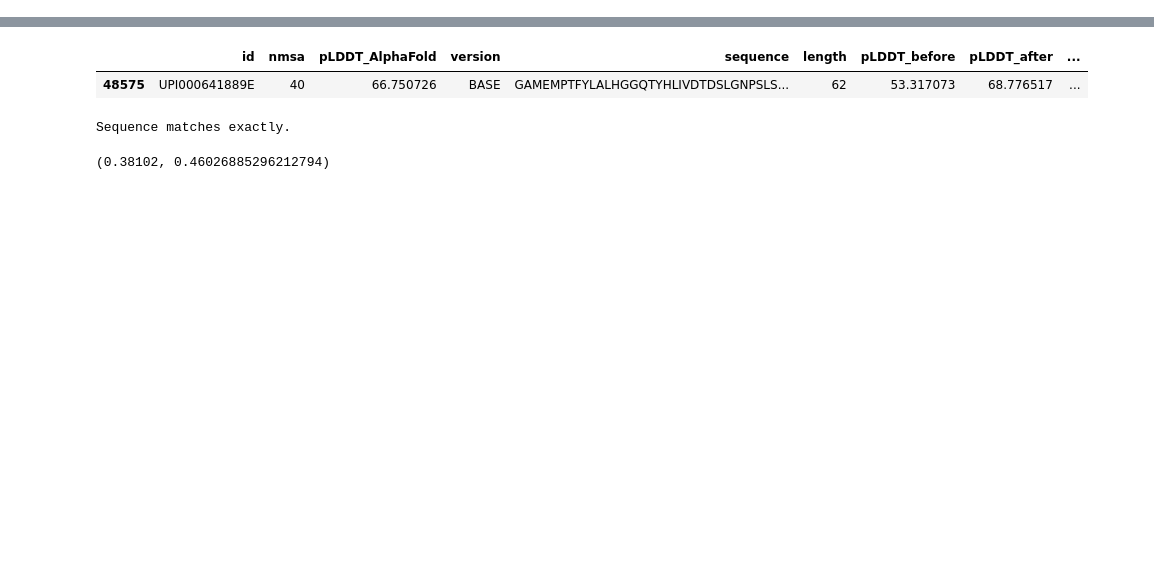
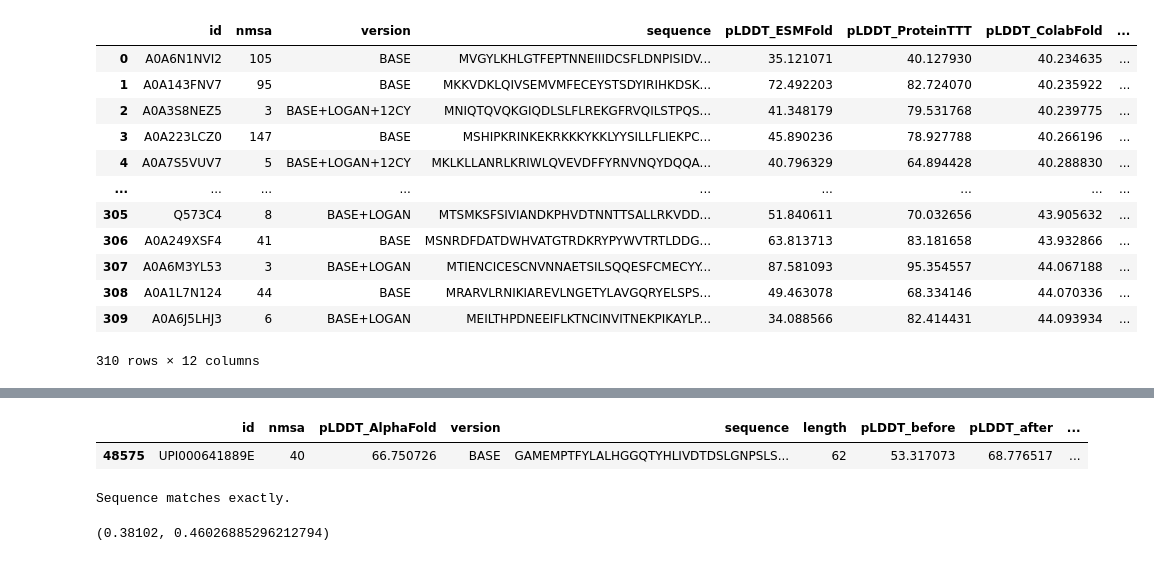
Before and after one commit to pimenol/ProteinTTT, a Jupyter notebook: notebooks/Bfvd.ipynb, the cells around one changed output, grey strips where cells are left out. Drawn from its saved outputs; the diff is of its cells as text; code cells hidden in the pictures; blank space fills up the shorter version.

```diff
--- a/notebooks/Bfvd.ipynb
+++ b/notebooks/Bfvd.ipynb
@@ -27,0 +25,17 @@ The autoreload extension is already loaded. To reload it, use:
+# %%
+df = pd.read_csv('/scratch/project/open-35-8/pimenol1/ProteinTTT/ProteinTTT/bfvd_sample/results.tsv', sep="\t")
+df
+# %% [output]
+|  | id | nmsa | version | sequence | pLDDT_ESMFold | pLDDT_ProteinTTT | pLDDT_ColabFold | ... |
+| 0 | A0A6N1NVI2 | 105 | BASE | MVGYLKHLGTFEPTNNEIIIDCSFLDNPISIDV... | 35.121071 | 40.127930 | 40.234635 | ... |
+| 1 | A0A143FNV7 | 95 | BASE | MKKVDKLQIVSEMVMFECEYSTSDYIRIHKDSK... | 72.492203 | 82.724070 | 40.235922 | ... |
+| 2 | A0A3S8NEZ5 | 3 | BASE+LOGAN+12CY | MNIQTQVQKGIQDLSLFLREKGFRVQILSTPQS... | 41.348179 | 79.531768 | 40.239775 | ... |
+| 3 | A0A223LCZ0 | 147 | BASE | MSHIPKRINKEKRKKKYKKLYYSILLFLIEKPC... | 45.890236 | 78.927788 | 40.266196 | ... |
+| 4 | A0A7S5VUV7 | 5 | BASE+LOGAN+12CY | MKLKLLANRLKRIWLQVEVDFFYRNVNQYDQQA... | 40.796329 | 64.894428 | 40.288830 | ... |
+| ... | ... | ... | ... | ... | ... | ... | ... | ... |
+| 305 | Q573C4 | 8 | BASE+LOGAN | MTSMKSFSIVIANDKPHVDTNNTTSALLRKVDD... | 51.840611 | 70.032656 | 43.905632 | ... |
+| 306 | A0A249XSF4 | 41 | BASE | MSNRDFDATDWHVATGTRDKRYPYWVTRTLDDG... | 63.813713 | 83.181658 | 43.932866 | ... |
+| 307 | A0A6M3YL53 | 3 | BASE+LOGAN | MTIENCICESCNVNNAETSILSQQESFCMECYY... | 87.581093 | 95.354557 | 44.067188 | ... |
+| 308 | A0A1L7N124 | 44 | BASE | MRARVLRNIKIAREVLNGETYLAVGQRYELSPS... | 49.463078 | 68.334146 | 44.070336 | ... |
+| 309 | A0A6J5LHJ3 | 6 | BASE+LOGAN | MEILTHPDNEEIFLKTNCINVITNEKPIKAYLP... | 34.088566 | 82.414431 | 44.093934 | ... |
+310 rows × 12 columns
```
Also changed, not shown: parts of 2 cells of this notebook, 11 other files.
